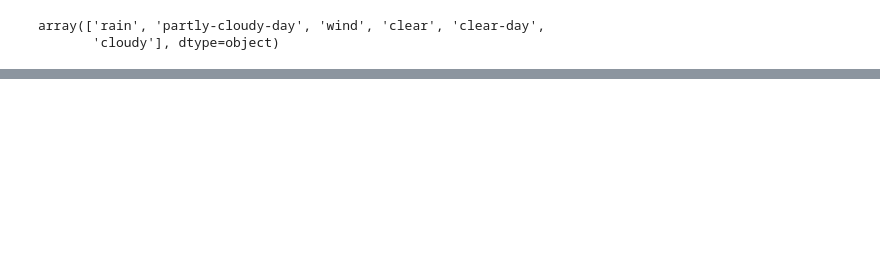
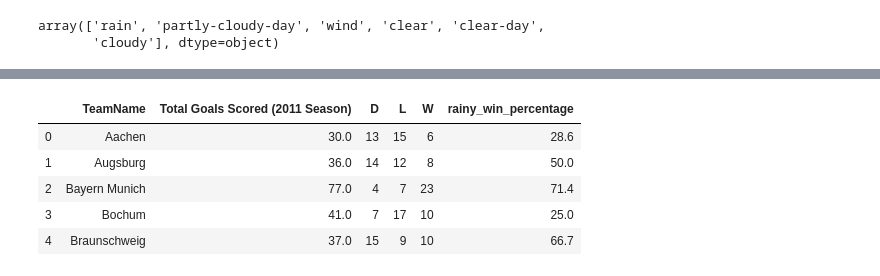
Before and after one commit to ravimalde/football_weather_project, a Jupyter notebook: project_2_football_and_weather_RM.ipynb, the cells around one changed output, grey strips where cells are left out. Cells and saved outputs as stored; diff of their text form; code cells hidden in the pictures; blank space fills up the shorter version.

```diff
--- a/project_2_football_and_weather_RM.ipynb
+++ b/project_2_football_and_weather_RM.ipynb
@@ -300,0 +283,4 @@ for i, row in df_rainy_matches.iterrows():
+# %%
+rainy_wins_and_losses = df_rainy_matches.pivot_table(df, index = 'TeamName', columns=['Result'], aggfunc='count')
+rainy_wins_and_losses = rainy_wins_and_losses.drop(columns = ['AwayTeam', 'AwayTeamGoals', 'Date', 'Div','HomeTeamGoals','Match_ID','Season','GoalsScored','HomeTeam','Weather'])
+rainy_wins_and_losses.head()
@@ -300,0 +296,4 @@ for i, row in df_rainy_matches.iterrows():
+# %%
+rainy_wins_and_losses.columns = [col[1] for col in rainy_wins_and_losses.columns]
+rainy_wins_and_losses.reset_index(inplace=True)
+rainy_wins_and_losses.head(5)
@@ -300,0 +307,5 @@ for i, row in df_rainy_matches.iterrows():
+# %%
+rainy_wins_and_losses['D'] = rainy_wins_and_losses['D'].fillna(0)
+rainy_wins_and_losses['L'] = rainy_wins_and_losses['L'].fillna(0)
+rainy_wins_and_losses['W'] = rainy_wins_and_losses['W'].fillna(0)
+rainy_wins_and_losses.head()
@@ -300,0 +319,4 @@ for i, row in df_rainy_matches.iterrows():
+# %%
+rainy_wins_and_losses['rainy_win_percentage'] = round((rainy_wins_and_losses['W']/(rainy_wins_and_losses['W']
+                                                                             +rainy_wins_and_losses['D']+
+                                                                             rainy_wins_and_losses['L']))*100, 1)
@@ -300,0 +332,11 @@ for i, row in df_rainy_matches.iterrows():
+# %%
+team_data = pd.concat([team_data, rainy_wins_and_losses], axis=1)
+team_data = team_data.loc[:,~team_data.columns.duplicated()]
+team_data.head()
+# %% [output]
+|  | TeamName | Total Goals Scored (2011 Season) | D | L | W | rainy_win_percentage |
+| 0 | Aachen | 30.0 | 13 | 15 | 6 | 28.6 |
+| 1 | Augsburg | 36.0 | 14 | 12 | 8 | 50.0 |
+| 2 | Bayern Munich | 77.0 | 4 | 7 | 23 | 71.4 |
+| 3 | Bochum | 41.0 | 7 | 17 | 10 | 25.0 |
+| 4 | Braunschweig | 37.0 | 15 | 9 | 10 | 66.7 |
```
Also changed, not shown: parts of 33 cells of this notebook.
